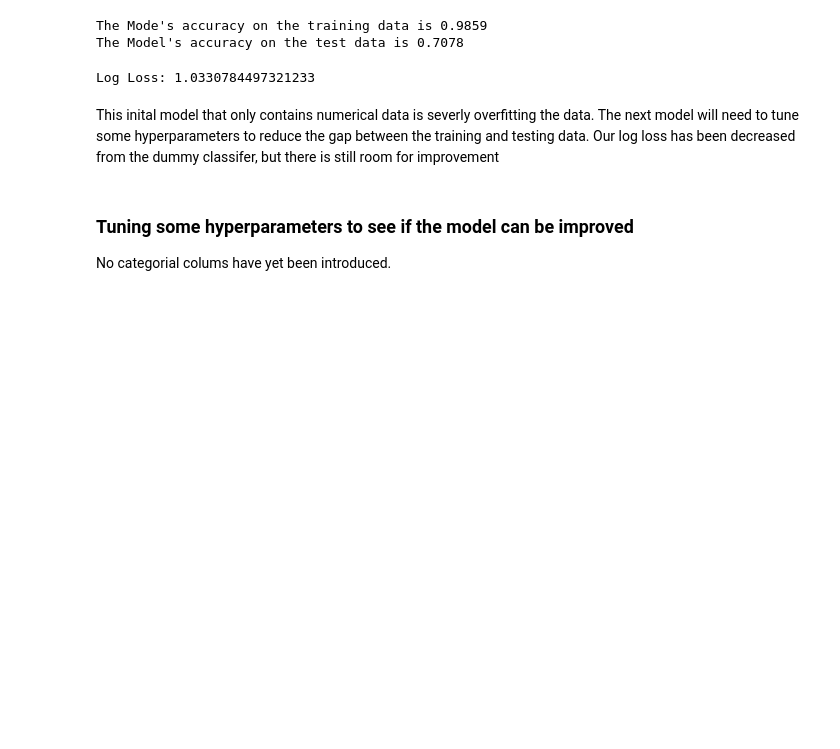
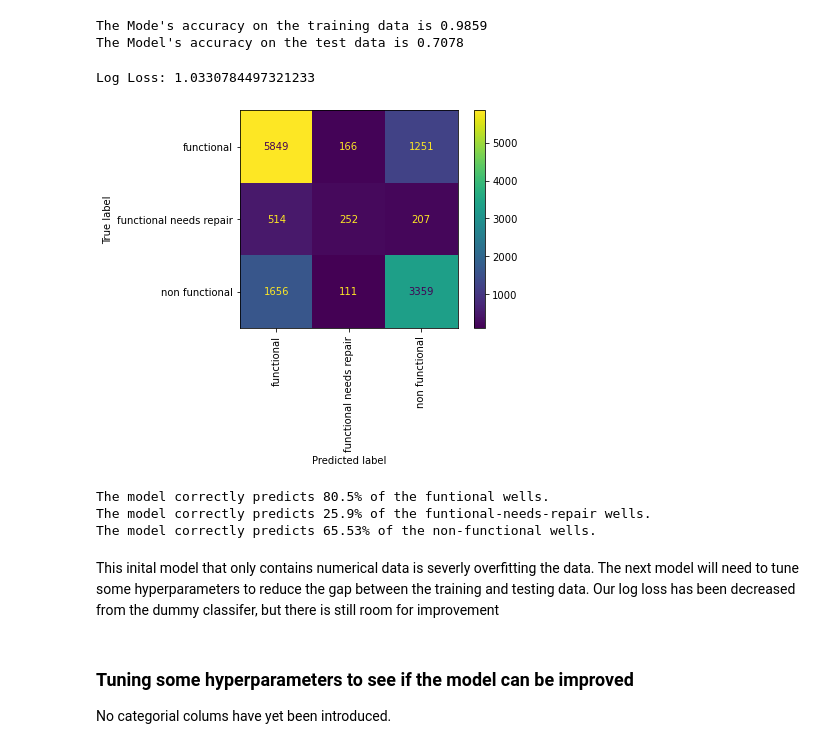
Before and after one commit to fivearm/Phase_3_Project, a Jupyter notebook: random_forest_models.ipynb, the cells around one changed output. Drawn from its saved outputs; the diff is of its cells as text; code cells hidden in the pictures; blank space fills up the shorter version.

```diff
--- a/random_forest_models.ipynb
+++ b/random_forest_models.ipynb
@@ -78,6 +85,16 @@ log_loss_rfc = -log_loss_rfc.mean()
 print('Log Loss:', log_loss_rfc)
 # %% [output]
 Log Loss: 1.0330784497321233
+# %%
+plot_confusion_matrix(rfc, X_test_nums_scaled, y_test, xticks_rotation='vertical');
+# %% [output]
+[figure, added]
+# %%
+model_predictions(rfc, X_test_nums_scaled, y_test)
+# %% [output]
+The model correctly predicts 80.5% of the funtional wells.
+The model correctly predicts 25.9% of the funtional-needs-repair wells.
+The model correctly predicts 65.53% of the non-functional wells.
 # %% [markdown]
 This inital model that only contains numerical data is severly overfitting the data. The next model will need to tune some hyperparameters to reduce the gap between the training and testing data. Our log loss has been decreased from the dummy classifer, but there is still room for improvement
 # %% [markdown]
```
Also changed, not shown: parts of 37 cells of this notebook.
